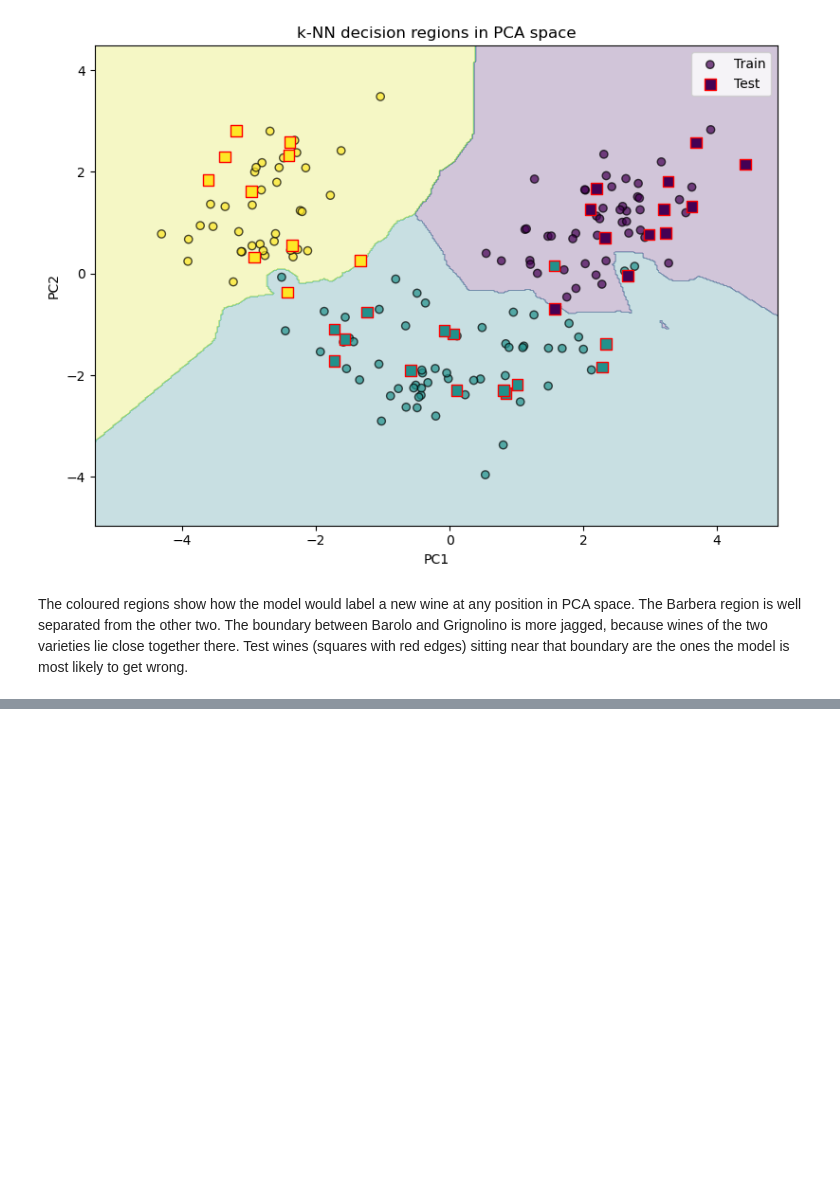
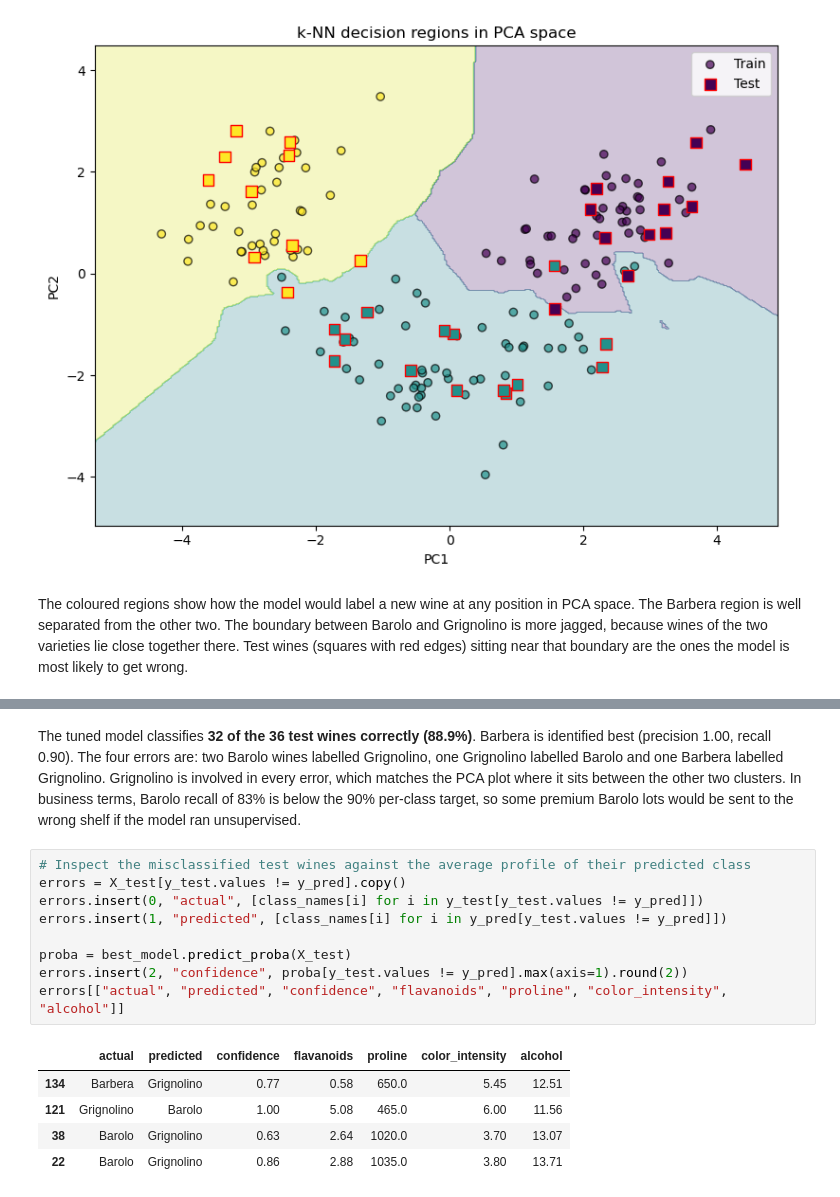
Before and after one commit to mutahidariusdm-dev/wine-classification, a Jupyter notebook: Wine Classification.ipynb, the cells around one changed output, grey strips where cells are left out. Cells and saved outputs as stored; diff of their text form; blank space fills up the shorter version.

```diff
--- a/Wine Classification.ipynb
+++ b/Wine Classification.ipynb
@@ -558,0 +602,17 @@ The coloured regions show how the model would label a new wine at any position i
+# %% [markdown]
+The tuned model classifies **32 of the 36 test wines correctly (88.9%)**. Barbera is identified best (precision 1.00, recall 0.90). The four errors are: two Barolo wines labelled Grignolino, one Grignolino labelled Barolo and one Barbera labelled Grignolino. Grignolino is involved in every error, which matches the PCA plot where it sits between the other two clusters. In business terms, Barolo recall of 83% is below the 90% per-class target, so some premium Barolo lots would be sent to the wrong shelf if the model ran unsupervised.
+# %%
+# Inspect the misclassified test wines against the average profile of their predicted class
+errors = X_test[y_test.values != y_pred].copy()
+errors.insert(0, "actual", [class_names[i] for i in y_test[y_test.values != y_pred]])
+errors.insert(1, "predicted", [class_names[i] for i in y_pred[y_test.values != y_pred]])
+
+proba = best_model.predict_proba(X_test)
+errors.insert(2, "confidence", proba[y_test.values != y_pred].max(axis=1).round(2))
+errors[["actual", "predicted", "confidence", "flavanoids", "proline", "color_intensity", "alcohol"]]
+# %% [output]
+|  | actual | predicted | confidence | flavanoids | proline | color_intensity | alcohol |
+| 134 | Barbera | Grignolino | 0.77 | 0.58 | 650.0 | 5.45 | 12.51 |
+| 121 | Grignolino | Barolo | 1.00 | 5.08 | 465.0 | 6.00 | 11.56 |
+| 38 | Barolo | Grignolino | 0.63 | 2.64 | 1020.0 | 3.70 | 13.07 |
+| 22 | Barolo | Grignolino | 0.86 | 2.88 | 1035.0 | 3.80 | 13.71 |
```
Also changed, not shown: parts of 3 cells of this notebook, 1 other file.
